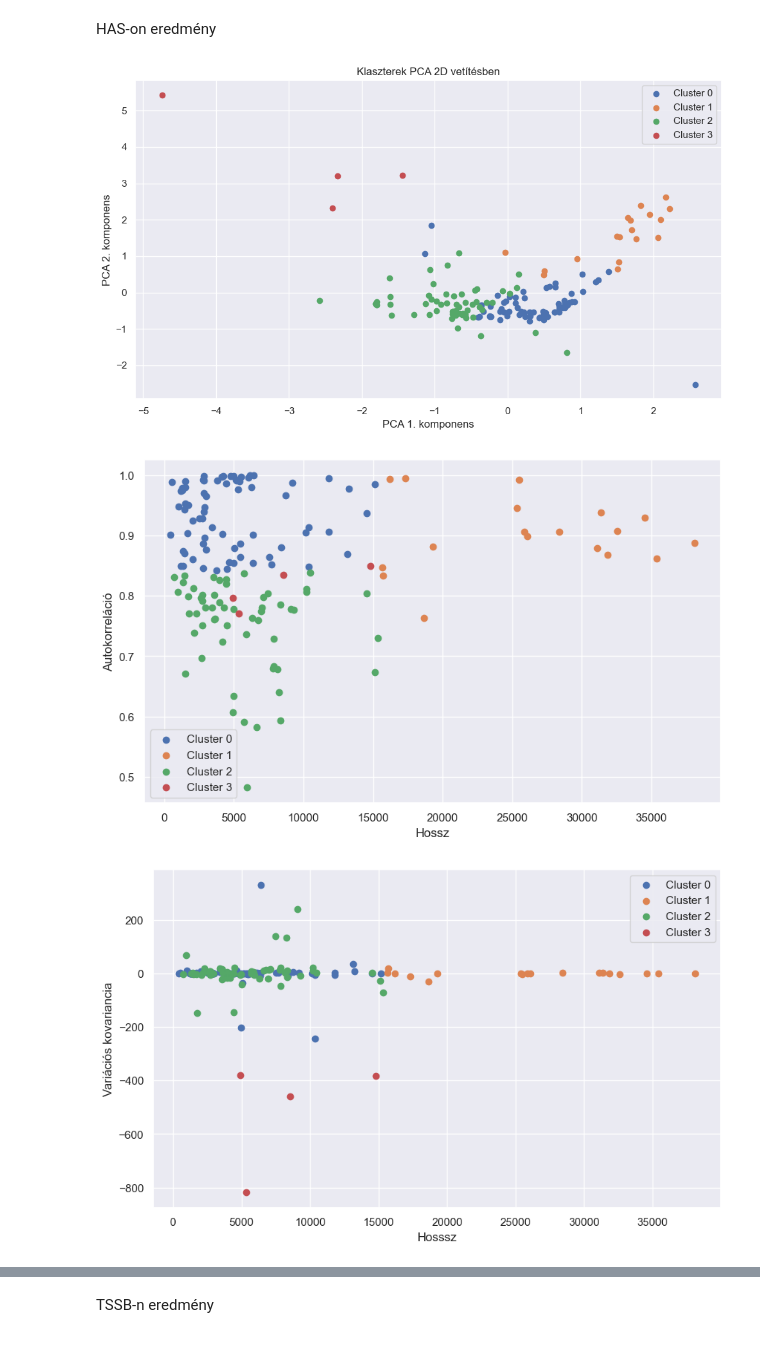
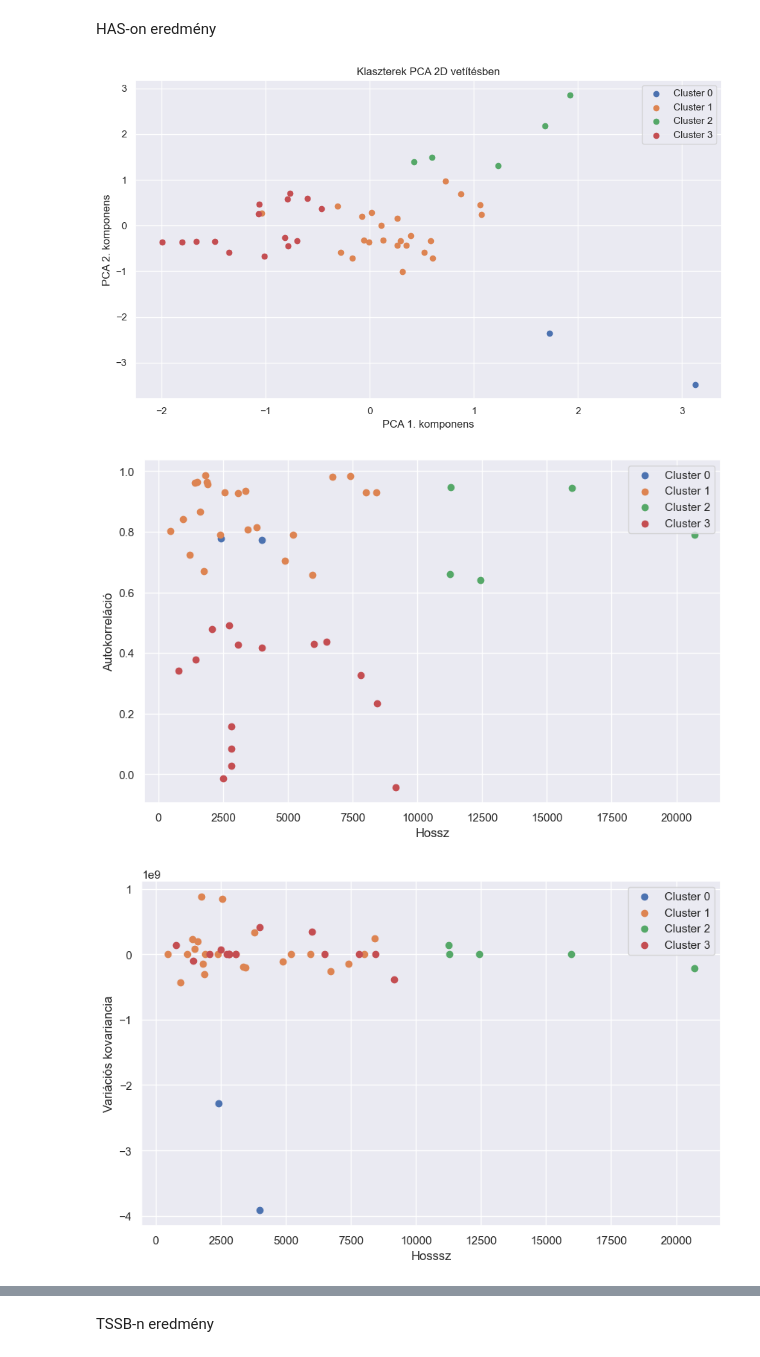
Before and after one commit to czotterbenedek/time-series-ensemble-segmentation, a Jupyter notebook: onlab_tfb4fy.ipynb, the cells around one changed output, grey strips where cells are left out. Drawn from its saved outputs; the diff is of its cells as text; code cells hidden in the pictures.

```diff
--- a/onlab_tfb4fy.ipynb
+++ b/onlab_tfb4fy.ipynb
@@ -873,7 +873,7 @@ def compute_features(ts):
     return slope_lr, rolling_std, autocorr, length, coefficient_of_variation
 # %%
 features = []
-for ts in tqdm(train_has['time_series']):
+for ts in tqdm(train_tssb['time_series']):
     trend, volatility, autocorr, length, cv = compute_features(ts)
     features.append([autocorr, length, cv])
 
@@ -1153,11 +1197,11 @@ def my_ensemble(test_set, kmeans, scaler, algo_for_cluster):
 # %% [markdown]
 HAS-on eredmény
 # %%
-clustered_data, kmeans, scaler  = model_preprocessing(train_has)
+clustered_data, kmeans, scaler  = model_preprocessing(train_tssb)
 # %% [output]
-[figure, old version]
+[figure, new version]
-[figure, old version]
+[figure, new version]
-[figure, old version]
+[figure, new version]
 # %%
 algo_for_cluster = calc_models_for_clusters(clustered_data)
 # %%
```
Also changed, not shown: parts of 12 cells of this notebook, 4 other files.
